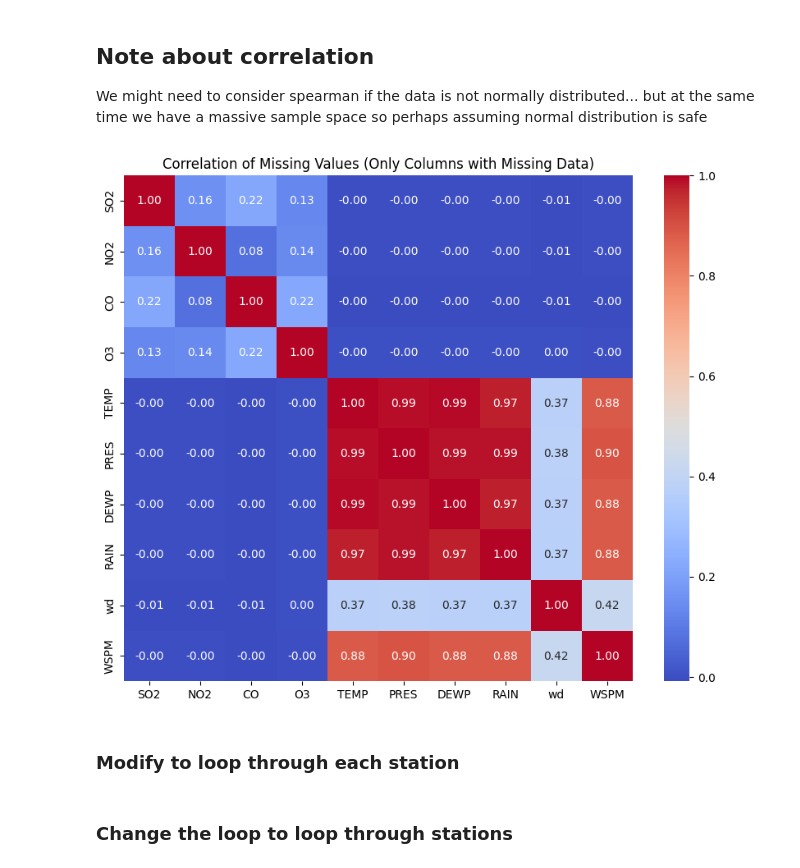
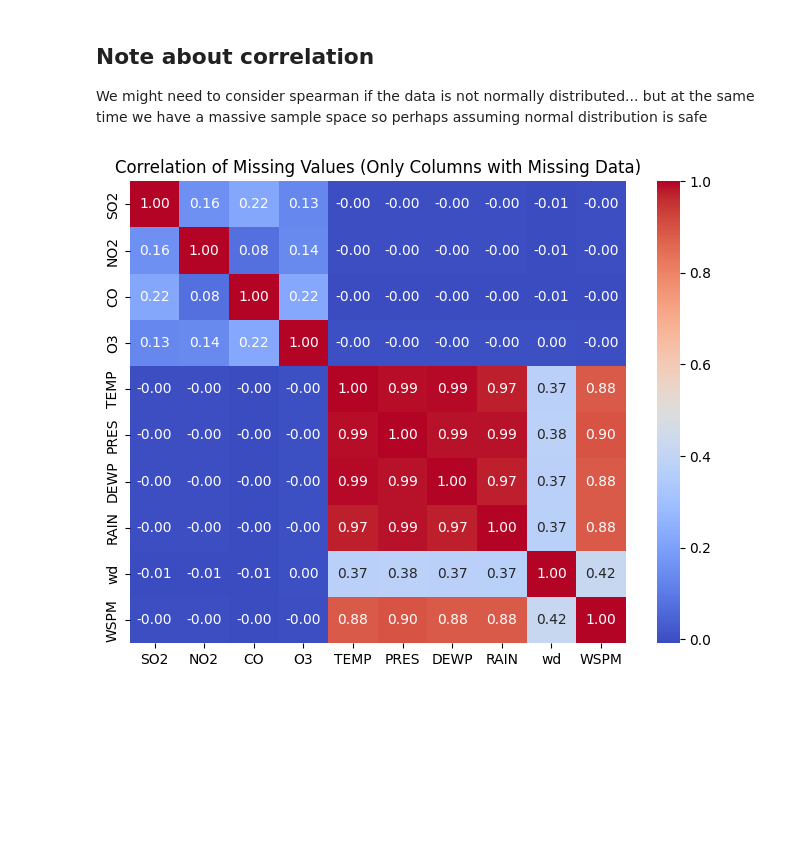
Before and after one commit to perujuice/AirQ_beijing, a Jupyter notebook: model.ipynb, the cells around one changed output. Drawn from its saved outputs; the diff is of its cells as text; code cells hidden in the pictures; blank space fills up the shorter version.

```diff
--- a/model.ipynb
+++ b/model.ipynb
@@ -285,7 +278,7 @@ msno.matrix(df)
 # %% [markdown]
 ## Since PM2.5 is the target variable, and we have a massive dataset, we will drop the rows with missing PM2.5 values
 # %%
-df_clean = df.dropna(subset=["PM2.5"])
+df_clean = df.dropna(subset=["PM2.5"]).copy()
 df_clean.isna().sum()
 # %% [output]
 year           0
@@ -347,21 +345,19 @@ station      0  0.000000
 
 We might need to consider spearman if the data is not normally distributed... but at the same time we have a massive sample space so perhaps assuming normal distribution is safe
 # %%
-df_missing = df_clean.isna().astype(int)
+df_missing = df_clean.isna().astype(int) # This converts all values to 0 or 1 (where 1 is a missing value)
 
 # Filter: Keep only columns that have at least one missing value (variance > 0)
 # This removes 'year', 'month', 'station'.
 df_missing_varied = df_missing.loc[:, df_missing.std() > 0]
 
 # Calculate correlation on just the relevant columns
 missing_corr = df_missing_varied.corr()
 
 # Plot
-plt.figure(figsize=(10, 8))
+plt.figure(figsize=(8, 6))
 sns.heatmap(missing_corr, annot=True, fmt=".2f", cmap="coolwarm", cbar=True)
 plt.title("Correlation of Missing Values (Only Columns with Missing Data)")
 plt.show()
 # %% [output]
-[figure, old version]
+[figure, new version]
-# %% [markdown]
-### Modify to loop through each station
@@ -373,2 +363,0 @@ def t_test(group_vector1, group_vector2):
-# %% [markdown]
-### Change the loop to loop through stations
```
Also changed, not shown: parts of 54 cells of this notebook, 1 other file.
